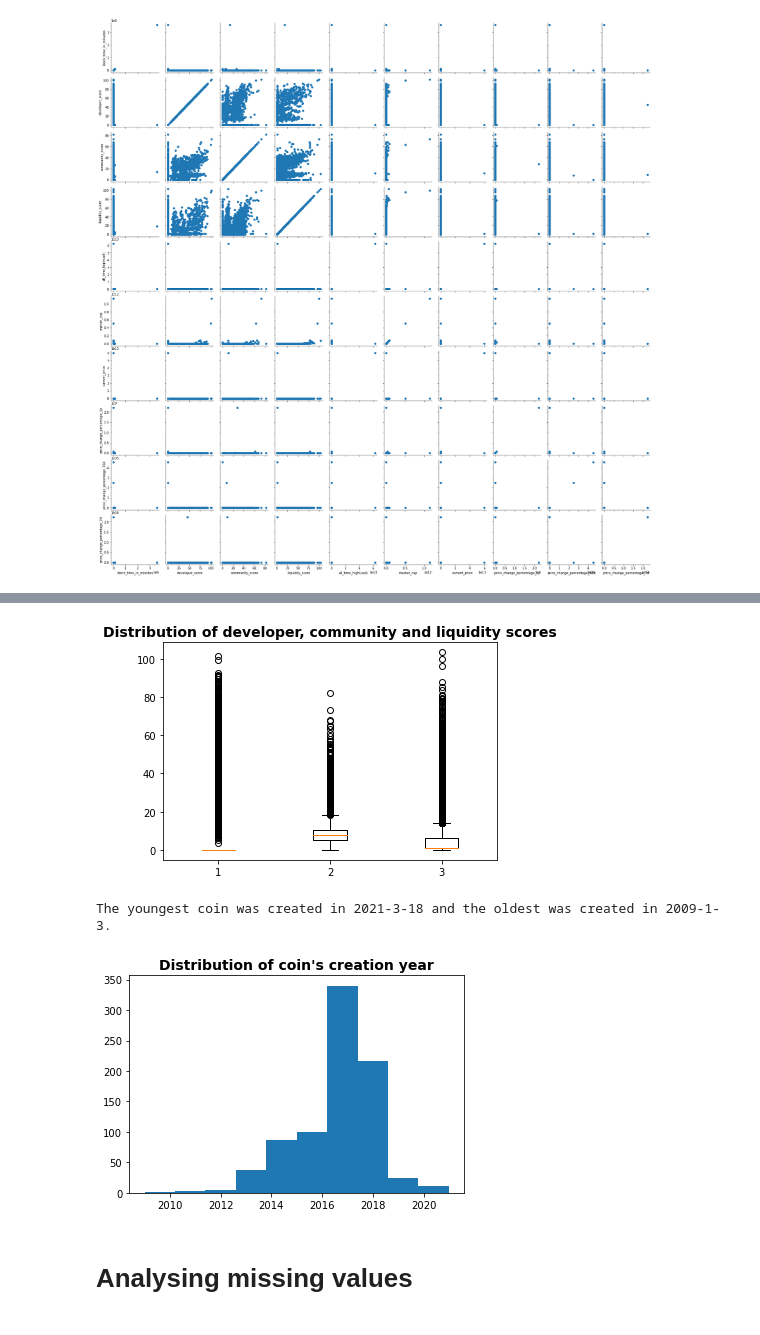
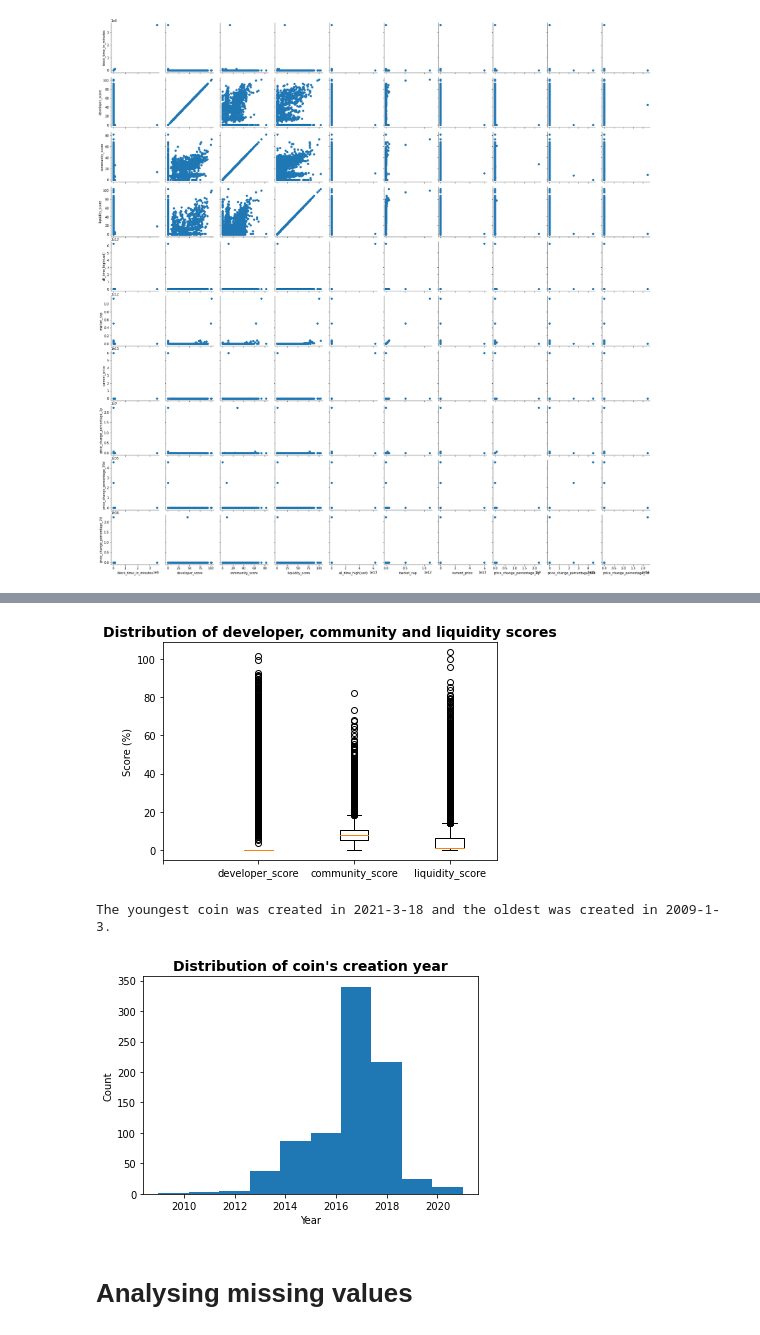
Before and after one commit to 2dukes/PROJ_PRI_2122, a Jupyter notebook: Statistics.ipynb, the cells around one changed output, grey strips where cells are left out. Saved outputs shown, nothing was run; the diff lists cells and outputs as text; code cells hidden in the pictures.

```diff
--- a/Statistics.ipynb
+++ b/Statistics.ipynb
@@ -70,33 +71,38 @@ no_categorical_no_scores.describe()
 | max | 3.600000e+06 | 6.270919e+13 | 1.137916e+12 | 5.969354e+13 | 2.215909e+09 | ... |
 # %%
 # Box plots (scores)
-scores = coin_data[['developer_score', 'community_score', 'liquidity_score']]
+feature_scores = ['developer_score', 'community_score', 'liquidity_score']
+scores = coin_data[feature_scores]
 
 plt.title('Distribution of developer, community and liquidity scores', fontdict={'fontsize': 14, 'fontweight': 'bold'})
 plt.boxplot(scores)
+plt.ylabel('Score (%)')
+plt.xticks(np.arange(len(feature_scores) + 1), [""] + feature_scores)
 plt.savefig('stats/scores_box_plot.png')
 # %% [output]
-[figure, old version]
+[figure, new version]
 # %%
 # Processing dates
 timestamps = [pd.to_datetime(date, format='%Y-%m-%d', errors='coerce') for date in coin_data['genesis_date']]
 # Removing invalid dates
 filtered_timestamps = list(filter(lambda x: pd.isnull(x) == False, timestamps))
 # Oldest and newest dates
 newest = max(filtered_timestamps)
 oldest = min(filtered_timestamps)
 
 # Getting years
 years = [date.year for date in filtered_timestamps]
 
 plt.title('Distribution of coin\'s creation year', fontdict={'fontsize': 14, 'fontweight': 'bold'})
 plt.hist(years)
+plt.xlabel('Year')
+plt.ylabel('Count')
 plt.savefig('stats/year_dist.png')
 
 print(f"The youngest coin was created in {newest.year}-{newest.month}-{newest.day} and the oldest was created in {oldest.year}-{oldest.month}-{oldest.day}.")
 # %% [output]
 The youngest coin was created in 2021-3-18 and the oldest was created in 2009-1-3.
-[figure, old version]
+[figure, new version]
 # %% [markdown]
 # Analysing missing values
 # %%
```
Also changed, not shown: parts of 6 cells of this notebook, 3 other files.
